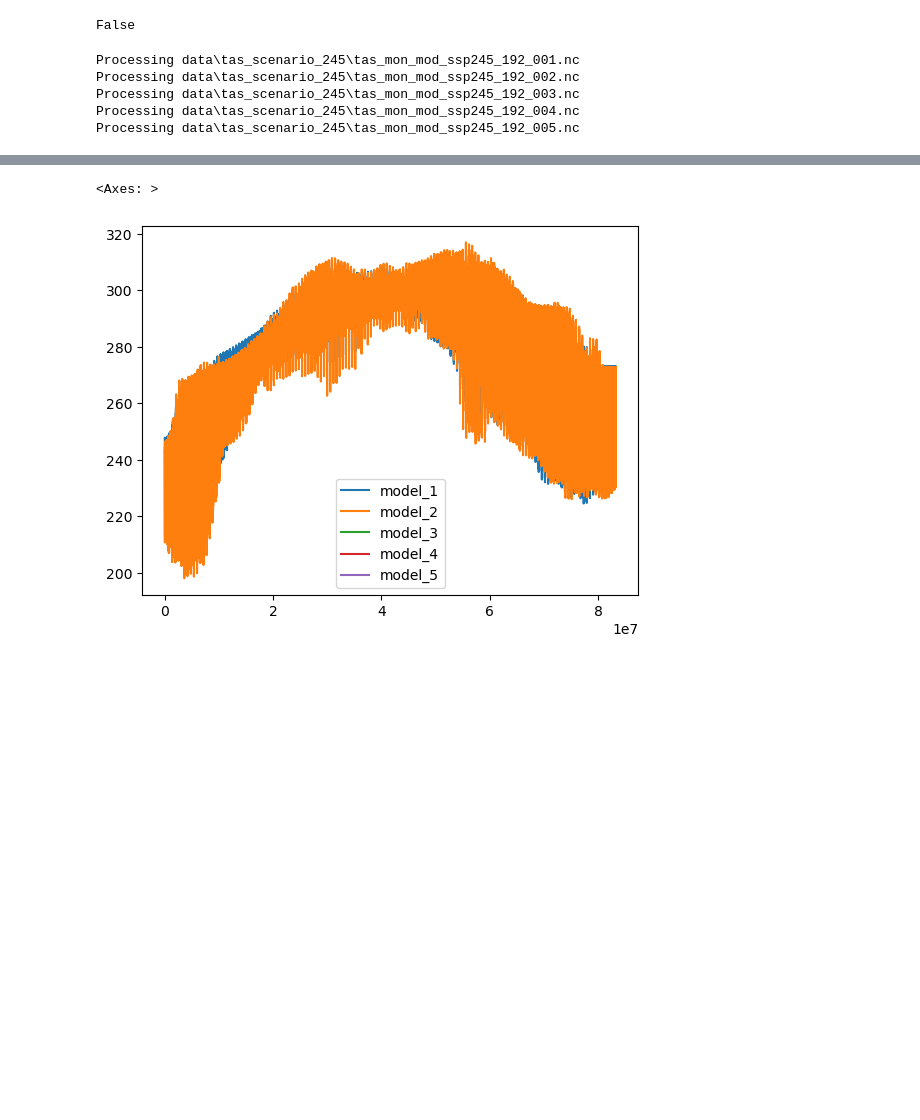
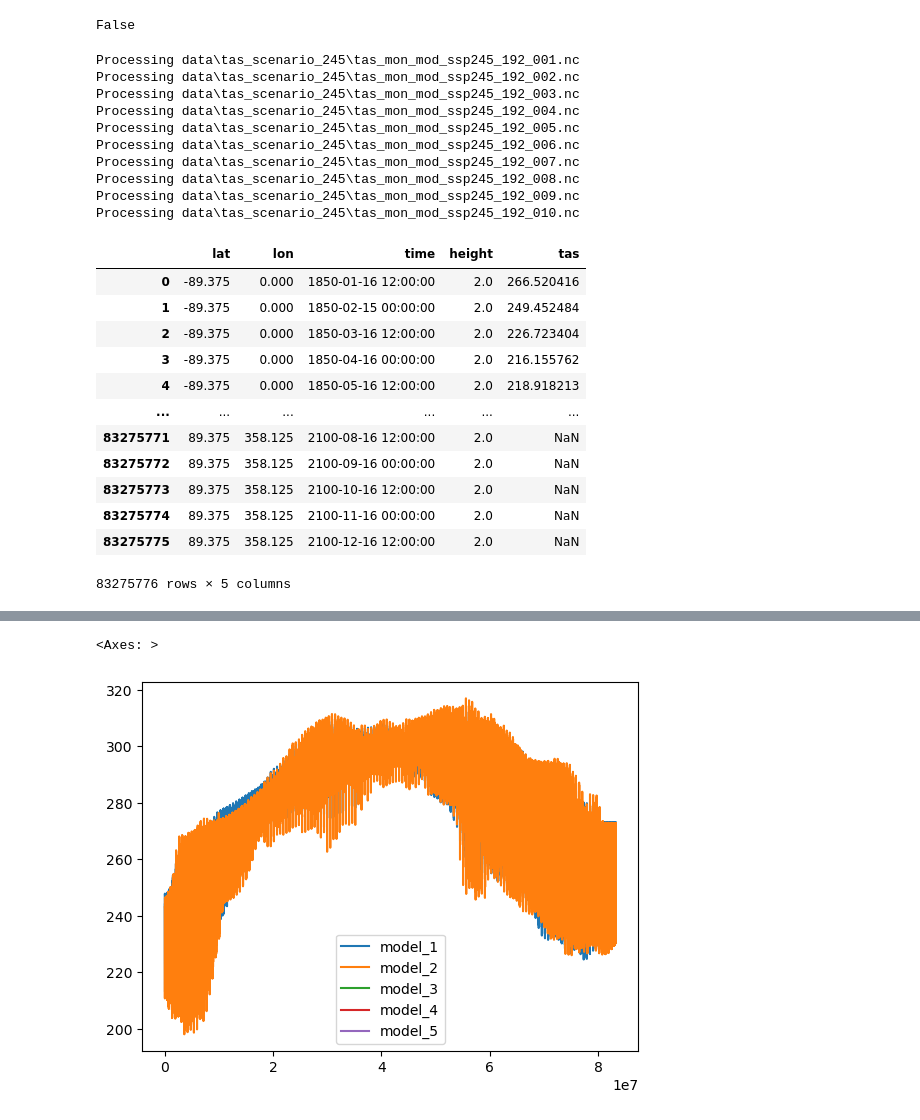
Before and after one commit to opticwiznub/Honours-Thesis, a Jupyter notebook: code/GNN_structure.ipynb, the cells around one changed output, grey strips where cells are left out. Cells and saved outputs as stored; diff of their text form; code cells hidden in the pictures; blank space fills up the shorter version.

```diff
--- a/code/GNN_structure.ipynb
+++ b/code/GNN_structure.ipynb
@@ -76,11 +77,32 @@ class ssp_data():
         transform = T.Compose([T.RandomNodeSplit(num_test=1000, num_val=1000)])
         self.data = transform(self.data)
 # %%
-ssp_data = ssp_data(n=2)
+ssp_data = ssp_data(n=10)
 # %% [output]
 Processing data\tas_scenario_245\tas_mon_mod_ssp245_192_001.nc
 Processing data\tas_scenario_245\tas_mon_mod_ssp245_192_002.nc
 Processing data\tas_scenario_245\tas_mon_mod_ssp245_192_003.nc
 Processing data\tas_scenario_245\tas_mon_mod_ssp245_192_004.nc
 Processing data\tas_scenario_245\tas_mon_mod_ssp245_192_005.nc
+Processing data\tas_scenario_245\tas_mon_mod_ssp245_192_006.nc
+Processing data\tas_scenario_245\tas_mon_mod_ssp245_192_007.nc
+Processing data\tas_scenario_245\tas_mon_mod_ssp245_192_008.nc
+Processing data\tas_scenario_245\tas_mon_mod_ssp245_192_009.nc
+Processing data\tas_scenario_245\tas_mon_mod_ssp245_192_010.nc
+# %%
+ssp_data.raw['data\\tas_scenario_245\\tas_mon_mod_ssp245_192_004.nc'].to_dataframe().reset_index()
+# %% [output]
+|  | lat | lon | time | height | tas |
+| 0 | -89.375 | 0.000 | 1850-01-16 12:00:00 | 2.0 | 266.520416 |
+| 1 | -89.375 | 0.000 | 1850-02-15 00:00:00 | 2.0 | 249.452484 |
+| 2 | -89.375 | 0.000 | 1850-03-16 12:00:00 | 2.0 | 226.723404 |
+| 3 | -89.375 | 0.000 | 1850-04-16 00:00:00 | 2.0 | 216.155762 |
+| 4 | -89.375 | 0.000 | 1850-05-16 12:00:00 | 2.0 | 218.918213 |
+| ... | ... | ... | ... | ... | ... |
+| 83275771 | 89.375 | 358.125 | 2100-08-16 12:00:00 | 2.0 | NaN |
+| 83275772 | 89.375 | 358.125 | 2100-09-16 00:00:00 | 2.0 | NaN |
+| 83275773 | 89.375 | 358.125 | 2100-10-16 12:00:00 | 2.0 | NaN |
+| 83275774 | 89.375 | 358.125 | 2100-11-16 00:00:00 | 2.0 | NaN |
+| 83275775 | 89.375 | 358.125 | 2100-12-16 12:00:00 | 2.0 | NaN |
+83275776 rows × 5 columns
 # %%
```
Also changed, not shown: parts of 8 cells of this notebook, 6 other files.
